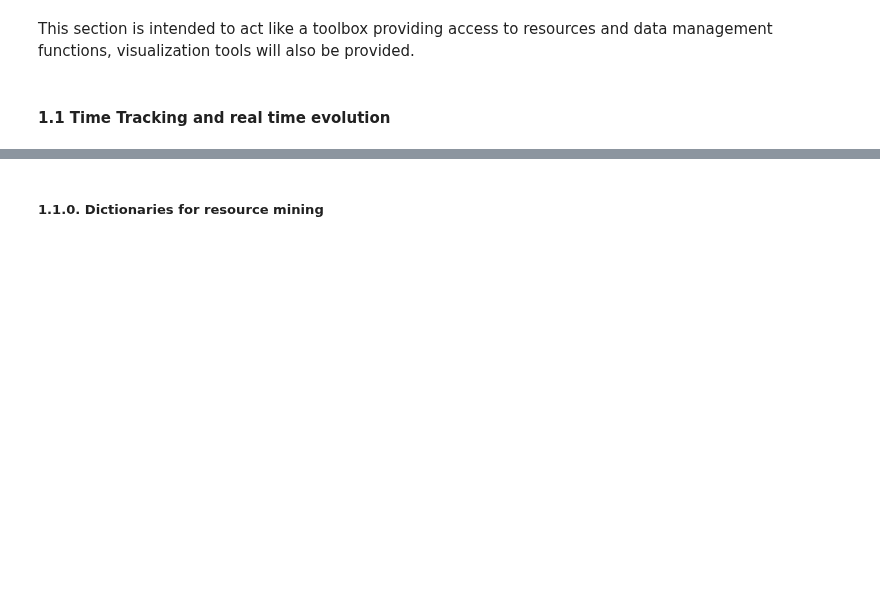
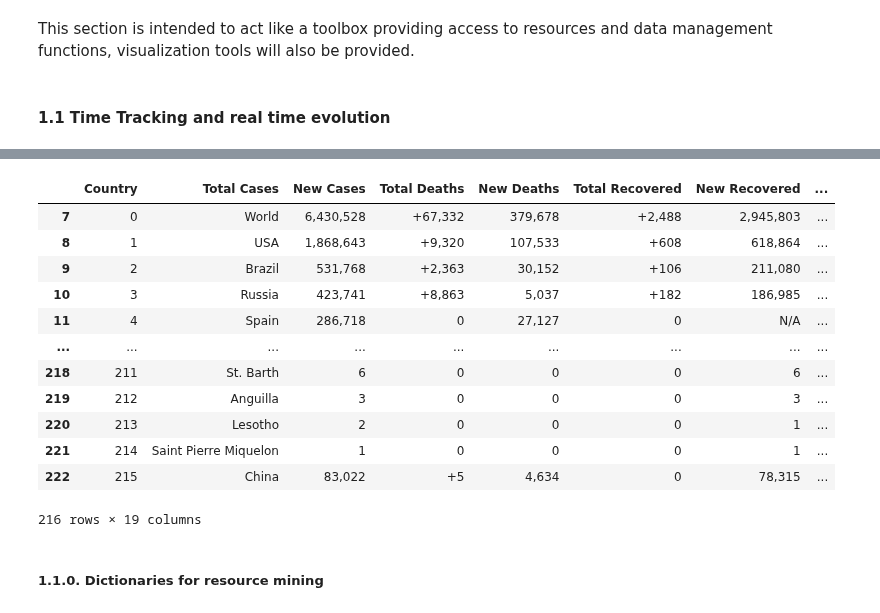
Before and after one commit to DanielGuzmanOlivares/COVID-19, a Jupyter notebook: COVID-19.ipynb, the cells around one changed output, grey strips where cells are left out. Saved outputs shown, nothing was run; the diff lists cells and outputs as text; code cells hidden in the pictures; blank space fills up the shorter version.

Commit message:
fixed data mininig

```diff
--- a/COVID-19.ipynb
+++ b/COVID-19.ipynb
@@ -137,32 +137,49 @@ graphProgression(timeEvolution("Spain"),"Confirmed",per_day=True)
 # %%
 def realTimeEvolution():
     """
     Returns a Pandas DataFrame with infomration about the real time expansion of the virus.
 
     returns:
         -pandas Dataframe
     """
-    cols = ["Country","Total Cases","New Cases","Total Deaths","New Deaths","Total Recovered","Active Cases","Critical","Tot Cases/1 M Pop","Deaths/1 M pop","Total Tests","Tot Deaths/1 M Pop", "Population"]
+    cols = ["Country","Total Cases","New Cases","Total Deaths","New Deaths","Total Recovered","New Recovered","Active Cases","Serious, Critical","Tot Cases/1 M Pop","Deaths/1 M pop","Total Tests","Tests/ 1M pop", "Population",
+            "Columna random 1","Columna random 2","Columna random 3","Columna random 4","Columna random 5"]
+    page = requests.get(WEB)
     page = requests.get(WEB)
     soup = BeautifulSoup(page.content, 'html.parser')
-    table = soup.find_all('table')[0]
-    df =  pd.read_html(str(table),header=0)[0]
-    df = df.drop(df.columns[0], axis=1)
-    df.columns = cols
-    df.drop(df.tail(1).index, inplace=True)
-    df.fillna(0,inplace=True)
-    return df
+    countryTable = soup.find_all('tbody')[0]
+    rows = countryTable.find_all("tr")
+    data =[]
+    for row in rows:
+        info = row.find_all("td")
+        data.append([data.text.strip() if data.text.strip() != "" else "0" for data in info])
+    return pd.DataFrame(data,columns=cols)[7:]
 
 def updateData():
     """
     Stores today's evolution data in csv format
 
     """
     df = realTimeEvolution()[["Country","Total Cases","Total Deaths","Total Recovered"]]
     df.columns=columns
     now = datetime.now()
     df.to_csv(DATA_DIR+now.strftime("%Y-%m-%d-%H-%M.csv"))
 #updateData()
+realTimeEvolution()
+# %% [output]
+|  | Country | Total Cases | New Cases | Total Deaths | New Deaths | Total Recovered | New Recovered | ... |
+| 7 | 0 | World | 6,430,528 | +67,332 | 379,678 | +2,488 | 2,945,803 | ... |
+| 8 | 1 | USA | 1,868,643 | +9,320 | 107,533 | +608 | 618,864 | ... |
+| 9 | 2 | Brazil | 531,768 | +2,363 | 30,152 | +106 | 211,080 | ... |
+| 10 | 3 | Russia | 423,741 | +8,863 | 5,037 | +182 | 186,985 | ... |
+| 11 | 4 | Spain | 286,718 | 0 | 27,127 | 0 | N/A | ... |
+| ... | ... | ... | ... | ... | ... | ... | ... | ... |
+| 218 | 211 | St. Barth | 6 | 0 | 0 | 0 | 6 | ... |
+| 219 | 212 | Anguilla | 3 | 0 | 0 | 0 | 3 | ... |
+| 220 | 213 | Lesotho | 2 | 0 | 0 | 0 | 1 | ... |
+| 221 | 214 | Saint Pierre Miquelon | 1 | 0 | 0 | 0 | 1 | ... |
+| 222 | 215 | China | 83,022 | +5 | 4,634 | 0 | 78,315 | ... |
+216 rows × 19 columns
 # %% [markdown]
 ##### 1.1.0. Dictionaries for resource mining
 # %%
```
Also changed, not shown: parts of 1 cell of this notebook.
